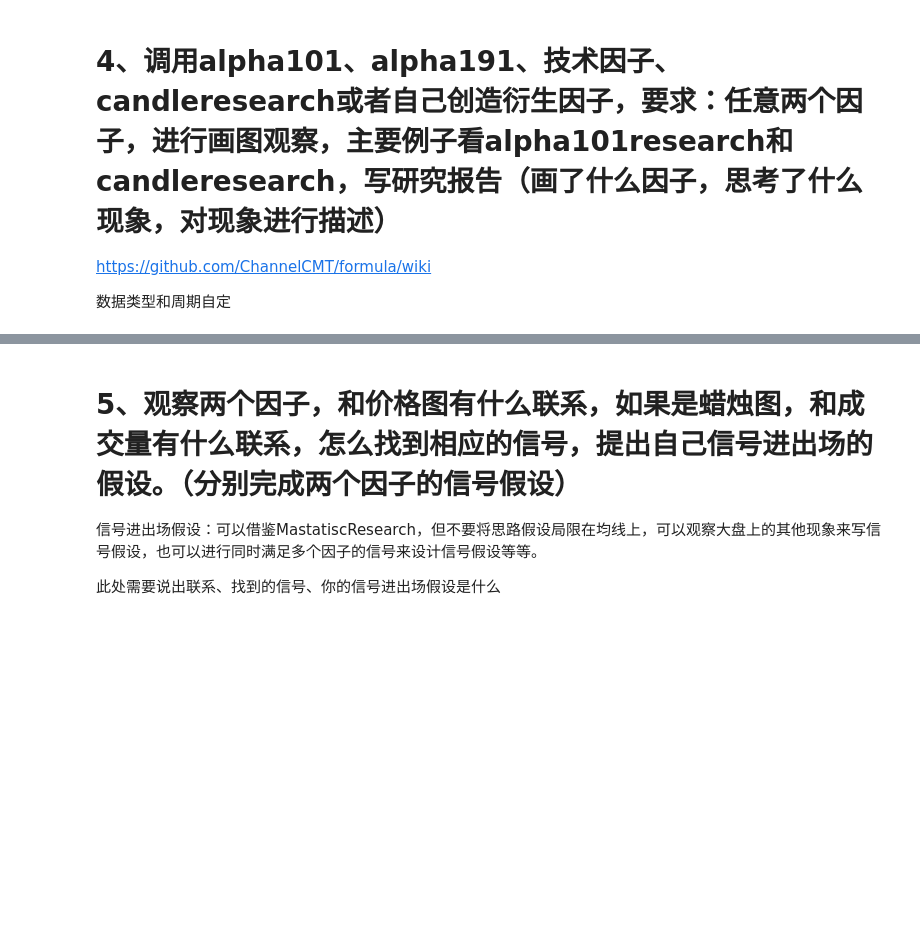
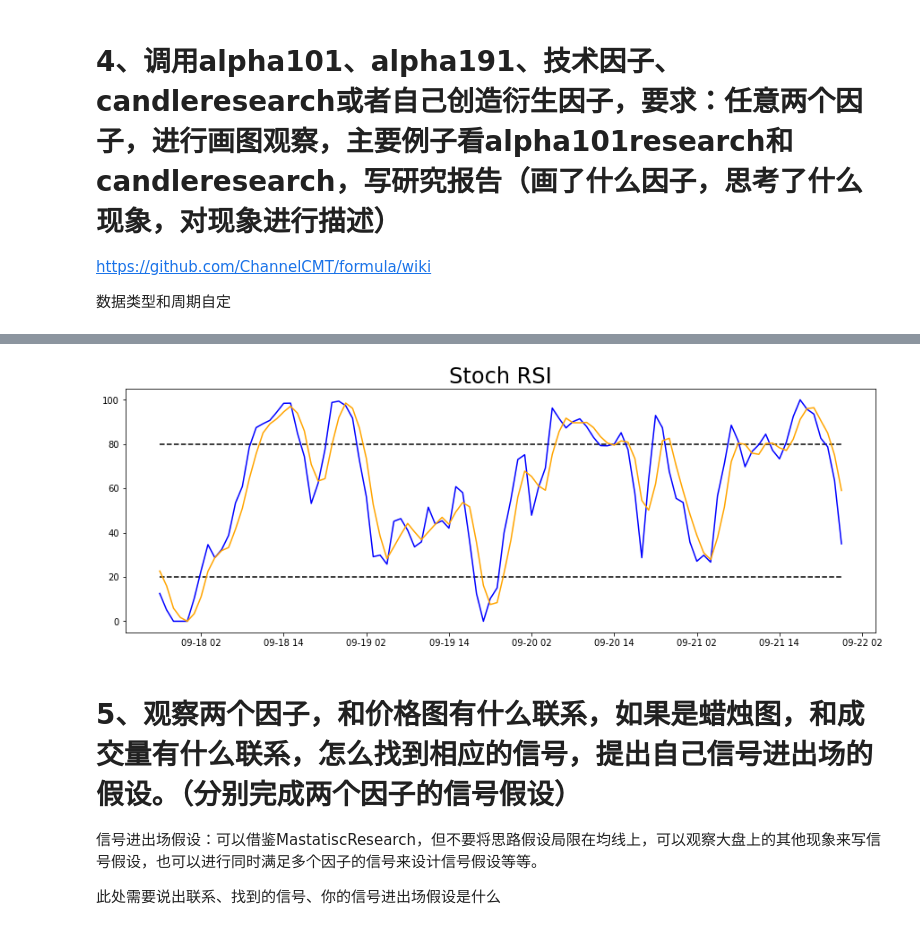
Before and after one commit to yingxiaoGuo/quant-homework-, a Jupyter notebook: 数据获取与因子绩效试题.ipynb, the cells around one changed output, grey strips where cells are left out. Saved outputs shown, nothing was run; the diff lists cells and outputs as text; code cells hidden in the pictures; blank space fills up the shorter version.

```diff
--- a/数据获取与因子绩效试题.ipynb
+++ b/数据获取与因子绩效试题.ipynb
@@ -279,3 +409,26 @@ https://github.com/ChannelCMT/formula/wiki
+# %%
+import matplotlib.pyplot as plt
+import pandas as pd
+
+start=-100
+
+def Plot_STOCHRSI(dv, StochRSI_K, StochRSI_D, chart_name='Stoch RSI', start='2018-07-01 22:00:00', n=-10):
+    fig, (ax) = plt.subplots(1,1,figsize=(15,5))
+
+    ax.set_title(chart_name,fontsize=24)
+
+    ax.plot(StochRSI_K,label = "StochRSI_fastk", color='b')
+    ax.plot(StochRSI_D,label = "StochRSI_fastd", color='orange')
+    plt.hlines(80, StochRSI_K.index[0], StochRSI_D.index[-1], linestyles='--')
+    plt.hlines(20, StochRSI_K.index[0], StochRSI_D.index[-1], linestyles='--')
+    ax.xaxis_date()
+    plt.show()
+
+StochRSI_K = dv1H.get_ts('StochRSI_K',date_type='datetime')
+StochRSI_D = dv1H.get_ts('StochRSI_D',date_type='datetime')
+Plot_STOCHRSI(dv1H, StochRSI_K.iloc[start:,0], StochRSI_D.iloc[start:,0])
+# %% [output]
+[figure, added]
 # %% [markdown]
 # 5、观察两个因子，和价格图有什么联系，如果是蜡烛图，和成交量有什么联系，怎么找到相应的信号，提出自己信号进出场的假设。（分别完成两个因子的信号假设）
 
```
Also changed, not shown: parts of 7 cells of this notebook.
